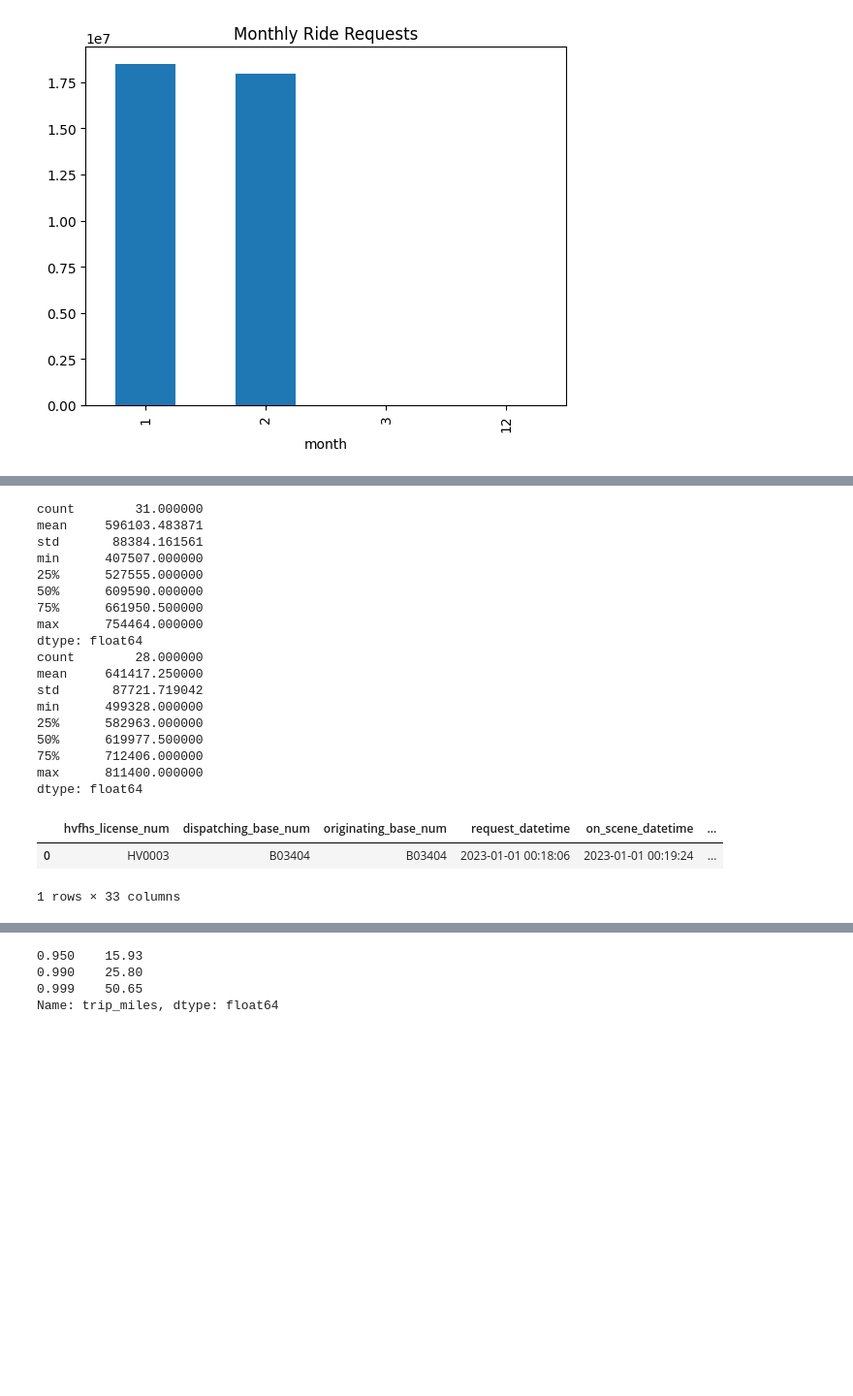
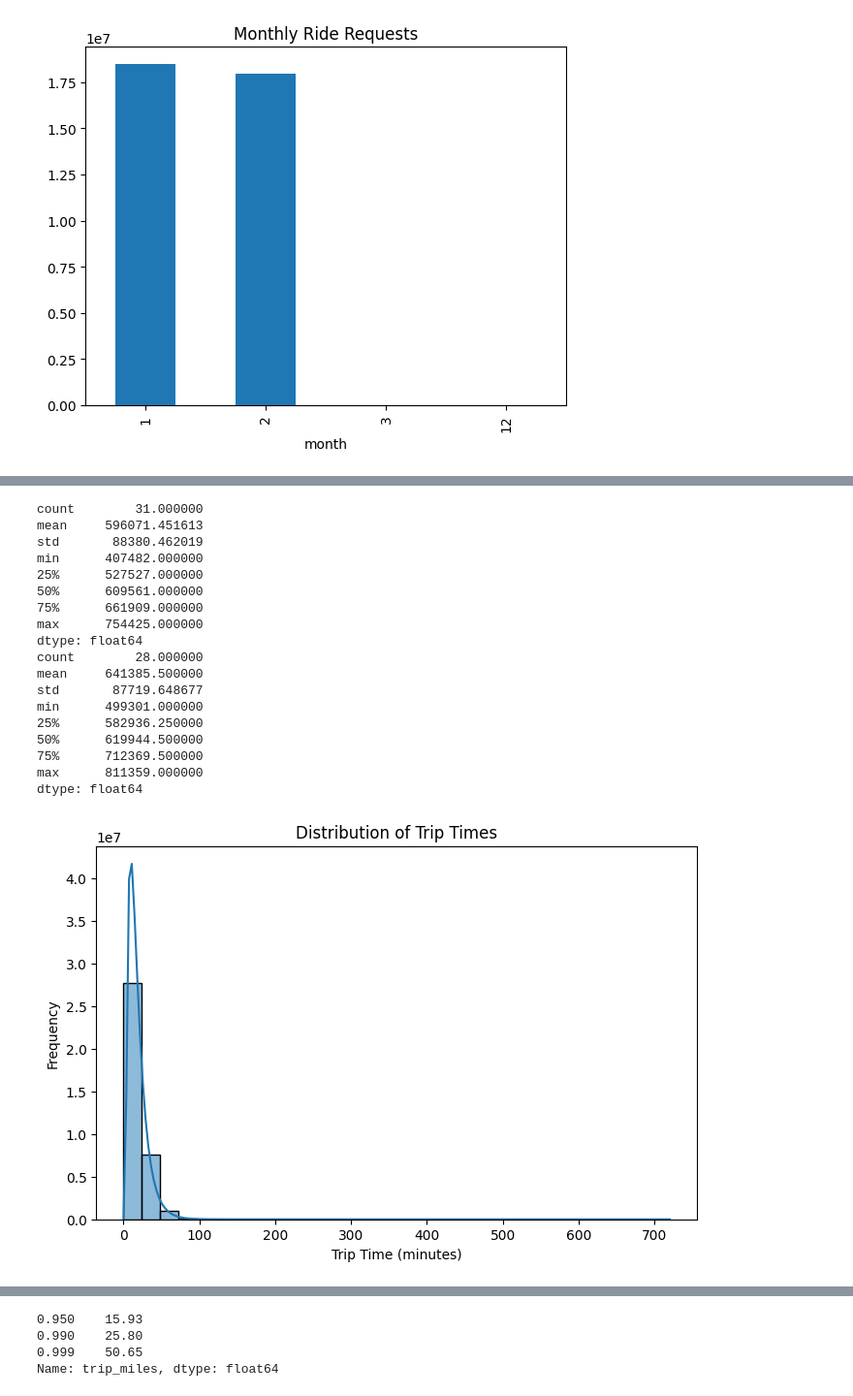
Before and after one commit to suyash07/uber-demand-forecasting, a Jupyter notebook: notebooks/eda.ipynb, the cells around one changed output, grey strips where cells are left out. Shown at 97% size. Drawn from its saved outputs; the diff is of its cells as text; code cells hidden in the pictures; blank space fills up the shorter version.

```diff
--- a/notebooks/eda.ipynb
+++ b/notebooks/eda.ipynb
@@ -26,3 +35,5 @@ zones.head()
 | 2 | 3 | Bronx | Allerton/Pelham Gardens | Boro Zone |
 | 3 | 4 | Manhattan | Alphabet City | Yellow Zone |
 | 4 | 5 | Staten Island | Arden Heights | Boro Zone |
+# %%
+weather = pd.read_parquet("../data/weather.parquet", engine='pyarrow')
@@ -28,0 +53,12 @@ zones.head()
+# %%
+#df = df.merge(weather, left_on='PULocationID', right_on='weather_datetime', how='left')
+df['request_datetime'] = pd.to_datetime(df['request_datetime'])
+weather['weather_datetime'] = pd.to_datetime(weather['weather_datetime'])
+# %%
+df['request_datetime'] = pd.to_datetime(df['request_datetime']).astype('datetime64[ns]')
+weather['weather_datetime'] = pd.to_datetime(weather['weather_datetime']).astype('datetime64[ns]')
+
+df = df.sort_values(by='request_datetime').reset_index(drop=True)
+weather = weather.sort_values(by='weather_datetime').reset_index(drop=True)
+
+df = pd.merge_asof(df, weather, left_on='request_datetime', right_on='weather_datetime', direction='nearest')
@@ -56,2 +97,5 @@ dtype: object
 # %%
-df.isnull().sum()
+# Inspect missing values to assess data quality
+
+df['Borough'].isnull().sum()
+df = df.dropna(subset=['Borough'])
@@ -155,33 +182,42 @@ max      811400.000000
 dtype: float64
 # %%
+# Compare day-to-day demand patterns between January and February
+
 daily_demand_by_month = df.groupby(['month', 'date']).size()
 
 print(df[df['month']==1].groupby('date').size().describe())  # Jan stats
 print(df[df['month']==2].groupby('date').size().describe())  # Feb stats
 # %% [output]
 count        31.000000
-mean     596103.483871
-std       88384.161561
-min      407507.000000
-25%      527555.000000
-50%      609590.000000
-75%      661950.500000
-max      754464.000000
+mean     596071.451613
+std       88380.462019
+min      407482.000000
+25%      527527.000000
+50%      609561.000000
+75%      661909.000000
+max      754425.000000
 dtype: float64
 count        28.000000
-mean     641417.250000
-std       87721.719042
-min      499328.000000
-25%      582963.000000
-50%      619977.500000
-75%      712406.000000
-max      811400.000000
+mean     641385.500000
+std       87719.648677
+min      499301.000000
+25%      582936.250000
+50%      619944.500000
+75%      712369.500000
+max      811359.000000
 dtype: float64
 # %%
-#df['trip_duration'] = (df['dropoff_datetime'] - df['pickup_datetime']).dt.total_seconds() / 60  # duration in minutes
-#df['fare_amount'] = df['total_amount'] - df['tip_amount']  # fare without tip
-df.head(1)  # convert seconds to minutes
+# Explore the distribution of trip durations
+
+import seaborn as sns
+import matplotlib.pyplot as plt
+
+df['trip_time_mins'] = df['trip_time'] / 60
+plt.figure(figsize=(8, 5))
+sns.histplot(df['trip_time_mins'], bins=30, kde=True)
+plt.title('Distribution of Trip Times')
+plt.xlabel('Trip Time (minutes)')
+plt.ylabel('Frequency')
+plt.show()
 # %% [output]
-|  | hvfhs_license_num | dispatching_base_num | originating_base_num | request_datetime | on_scene_datetime | ... |
-| 0 | HV0003 | B03404 | B03404 | 2023-01-01 00:18:06 | 2023-01-01 00:19:24 | ... |
-1 rows × 33 columns
+[figure, added]
```
Also changed, not shown: parts of 103 cells of this notebook, 18 other files.
